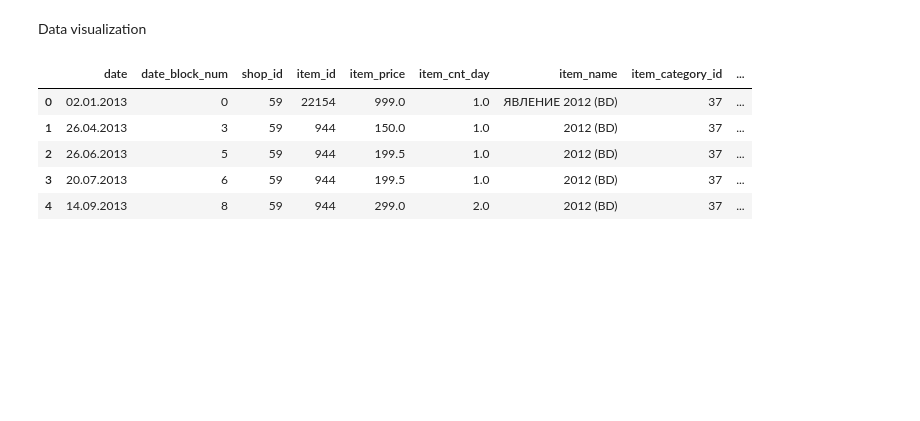
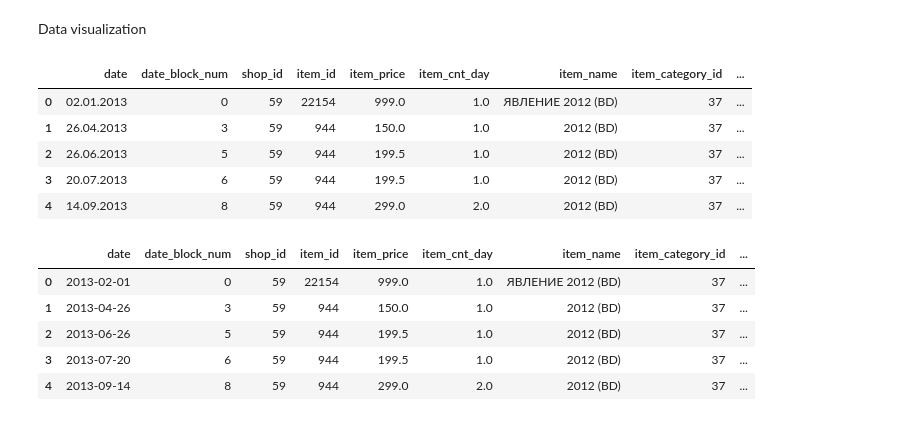
Before and after one commit to sarumaha/predict_future_sales_kaggle, a Jupyter notebook: analysis.ipynb, the cells around one changed output. Cells and saved outputs as stored; diff of their text form; code cells hidden in the pictures; blank space fills up the shorter version.

Commit message:
Update analysis.ipynb
Generate new features for train_merged

```diff
--- a/analysis.ipynb
+++ b/analysis.ipynb
@@ -190,3 +190,20 @@ train_df_merged.head()
 | 2 | 26.06.2013 | 5 | 59 | 944 | 199.5 | 1.0 | 2012 (BD) | 37 | ... |
 | 3 | 20.07.2013 | 6 | 59 | 944 | 199.5 | 1.0 | 2012 (BD) | 37 | ... |
 | 4 | 14.09.2013 | 8 | 59 | 944 | 299.0 | 2.0 | 2012 (BD) | 37 | ... |
+# %%
+#generate new features and fix date
+
+train_df_merged['total_sales'] = train_df_merged.item_price * train_df_merged.item_cnt_day
+train_df_merged['date'] = pd.to_datetime(train_df_merged.date)
+train_df_merged['Month'] = train_df_merged['date'].dt.month
+train_df_merged['Year'] = train_df_merged['date'].dt.year
+train_df_merged['day_of_week'] = train_df_merged['date'].dt.day_name()
+# %%
+train_df_merged.head()
+# %% [output]
+|  | date | date_block_num | shop_id | item_id | item_price | item_cnt_day | item_name | item_category_id | ... |
+| 0 | 2013-02-01 | 0 | 59 | 22154 | 999.0 | 1.0 | ЯВЛЕНИЕ 2012 (BD) | 37 | ... |
+| 1 | 2013-04-26 | 3 | 59 | 944 | 150.0 | 1.0 | 2012 (BD) | 37 | ... |
+| 2 | 2013-06-26 | 5 | 59 | 944 | 199.5 | 1.0 | 2012 (BD) | 37 | ... |
+| 3 | 2013-07-20 | 6 | 59 | 944 | 199.5 | 1.0 | 2012 (BD) | 37 | ... |
+| 4 | 2013-09-14 | 8 | 59 | 944 | 299.0 | 2.0 | 2012 (BD) | 37 | ... |
```
